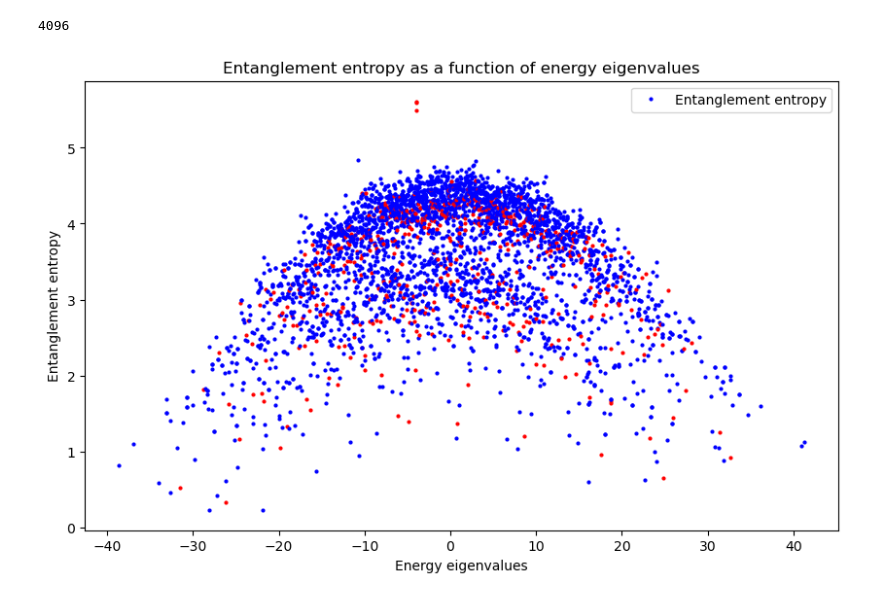
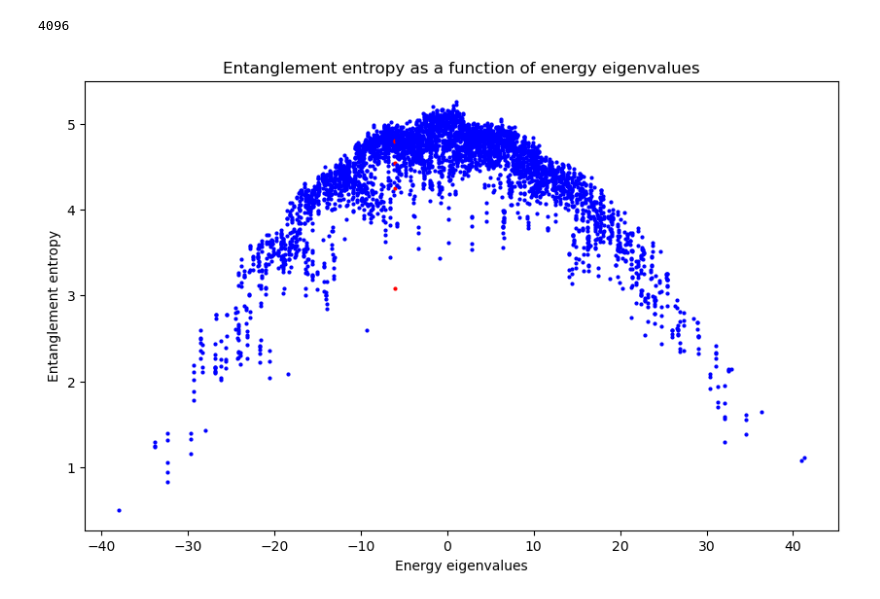
Before and after one commit to ofeypolv/frh, a Jupyter notebook: icosahedral.ipynb, the cells around one changed output. Drawn from its saved outputs; the diff is of its cells as text; code cells hidden in the pictures.

```diff
--- a/icosahedral.ipynb
+++ b/icosahedral.ipynb
@@ -238,8 +240,8 @@ for i in tqdm(range(100)):
     density_matrix = np.outer(min_eigenvector, min_eigenvector.conj())
     density_matrix_qobj = Qobj(density_matrix, dims=[[2]*N, [2]*N])
 
-    # Trace out 9 qubits (keep 3 qubits)
-    keep_qubits = [4, 5, 6, 7]  # Indices of qubits to keep
+    # Trace out some qubits (keep other qubits)
+    keep_qubits = [0, 4, 5, 9]  # 2 adjacent triangular plaquettes
     traced_out_density_matrix = ptrace(density_matrix_qobj, keep_qubits)
 
     # Convert the result back to a dense matrix if needed
@@ -288,8 +355,5 @@ plt.show()
 # %%
-# All eigenvalues of H
-
-# Compute all eigenvalues and corresponding eigenvectors
-eigenvalues, eigenvectors = np.linalg.eigh(H.toarray())
+# 4 spins rdm
 
 min_eigenvalues = []
 
@@ -299,8 +363,8 @@ for i in tqdm(range(len(eigenvalues))):
     density_matrix = np.outer(min_eigenvector, min_eigenvector.conj())
     density_matrix_qobj = Qobj(density_matrix, dims=[[2]*N, [2]*N])
 
-    # Trace out 9 qubits (keep 3 qubits)
-    keep_qubits = [4, 5, 6, 7]  # Indices of qubits to keep
+    # Trace out qubits
+    keep_qubits = [0, 4, 5, 9]  # 2 adjacent triangular plaquettes
     traced_out_density_matrix = ptrace(density_matrix_qobj, keep_qubits)
 
     # Convert the result back to a dense matrix if needed
@@ -329,8 +395,6 @@ Minimum eigenvalues of the traced-out density matrix: [[1.20294710e-07]
 # %%
-# Plot the minimum eigenvalue of the traced-out density matrix as a function of the eigenvalue of the Hamiltonian H
-
 # Define the threshold
-threshold = 10e-14
+threshold = 10e-16
 min_eigenvalues = np.array(min_eigenvalues)
 
 # Count points with y-component less than the threshold
@@ -340,16 +404,32 @@ count = sum(1 for y in min_eigenvalues if y < threshold)
 colors = ['red' if y < threshold else 'blue' for y in min_eigenvalues]
 
 # Plot the minimum eigenvalue of the traced-out density matrix as a function of the eigenvalue of the Hamiltonian H
-plt.scatter(eigenvalues, min_eigenvalues, color=colors, s=2)
+plt.scatter(eigenvalues, np.abs(min_eigenvalues), color=colors, s=1)
 
 # Set y-scale to log and manually define the ticks
-plt.yscale("log")
+#plt.yscale("log")
 # plt.yticks([10**-6, 10**-5, 10**-4, 10**-3, 10**-2, 10**-1], [r"$10^{-6}$", r"$10^{-5}$", r"$10^{-4}$", r"$10^{-3}$", r"$10^{-2}$", r"$10^{-1}$"])
 
 plt.xlabel('Eigenvalue of Hamiltonian H')
-plt.ylabel('Minimum eigenvalue of traced-out density matrix')
+plt.ylabel(r"$\lambda_{\text{min}}$ of rdm")
+plt.yscale("log")
+#plt.xlim(5,10)
+#plt.ylim(10**-19, 10**-16)
 # plt.title('Minimum eigenvalue of traced-out density matrix vs Eigenvalue of Hamiltonian H')
 plt.show()
 
 print(f'Number of points with y-component less than {threshold}: {count}')
+
+# Find indices of red points
+red_indices = [i for i, y in enumerate(min_eigenvalues) if y < threshold]
+
+# Print eigenvalues, RDM minimum eigenvalues, and scalar products of eigenvectors for red points
+for i in red_indices:
+    print(f'Eigenvalue: {eigenvalues[i]}, RDM Minimum Eigenvalue: {min_eigenvalues[i]}')
+
+print("\nScalar products between eigenvectors corresponding to red points:")
+for i in range(len(red_indices)):
+    for j in range(i + 1, len(red_indices)):
+        scalar_product = np.dot(eigenvectors[:, red_indices[i]], eigenvectors[:, red_indices[j]])
+        print(f'Scalar product between eigenvector {red_indices[i]} and eigenvector {red_indices[j]}: {scalar_product}')
 # %% [output]
@@ -368,20 +465,19 @@ print(len(entropies))
 # %%
 # Plot entanglement entropy as a function of energy eigenvalues
 plt.figure(figsize=(10, 6))
 
 # Highlight points with y-component less than the threshold in red
 colors = ['red' if y < threshold else 'blue' for y in min_eigenvalues]
 
 # Plot entanglement entropy with highlighted points
 for i, color in enumerate(colors):
     plt.plot(eigenvalues[i], entropies[i], 'o', color=color, markersize=2)
 
 plt.xlabel('Energy eigenvalues')
 plt.ylabel('Entanglement entropy')
 plt.title('Entanglement entropy as a function of energy eigenvalues')
-plt.legend(['Entanglement entropy'])
 plt.show()
 # %% [output]
-[figure, old version]
+[figure, new version]
 # %%
 #find a 4 spins charge commuting with the rdm.
```
Also changed, not shown: parts of 10 cells of this notebook, 6 other files.
